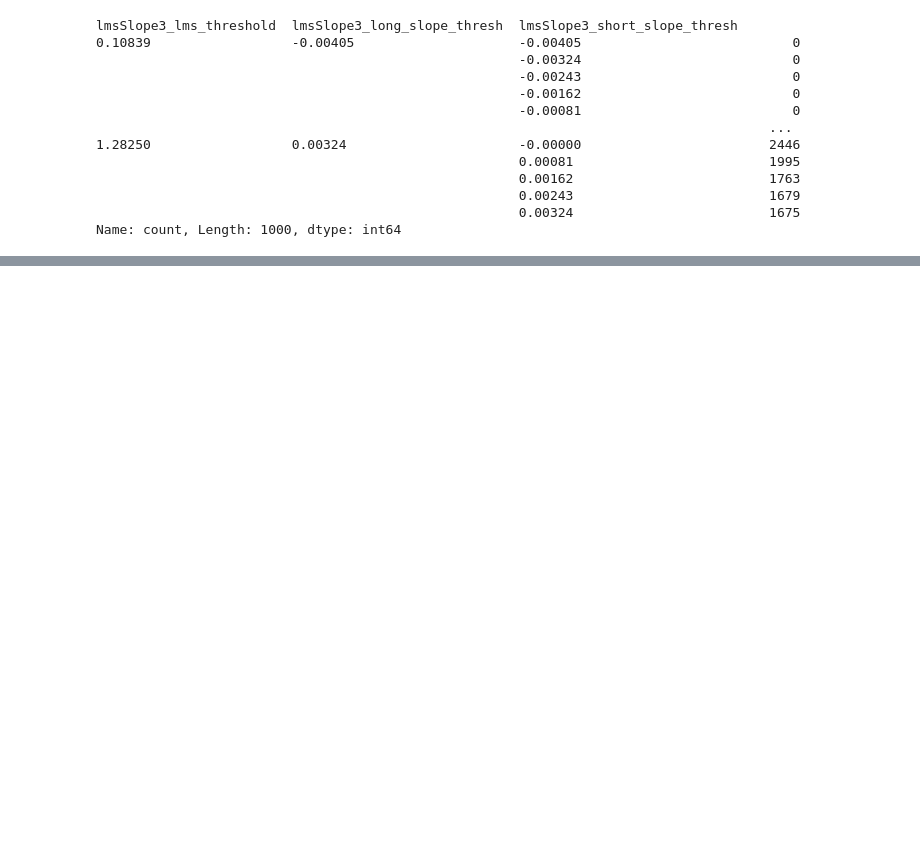
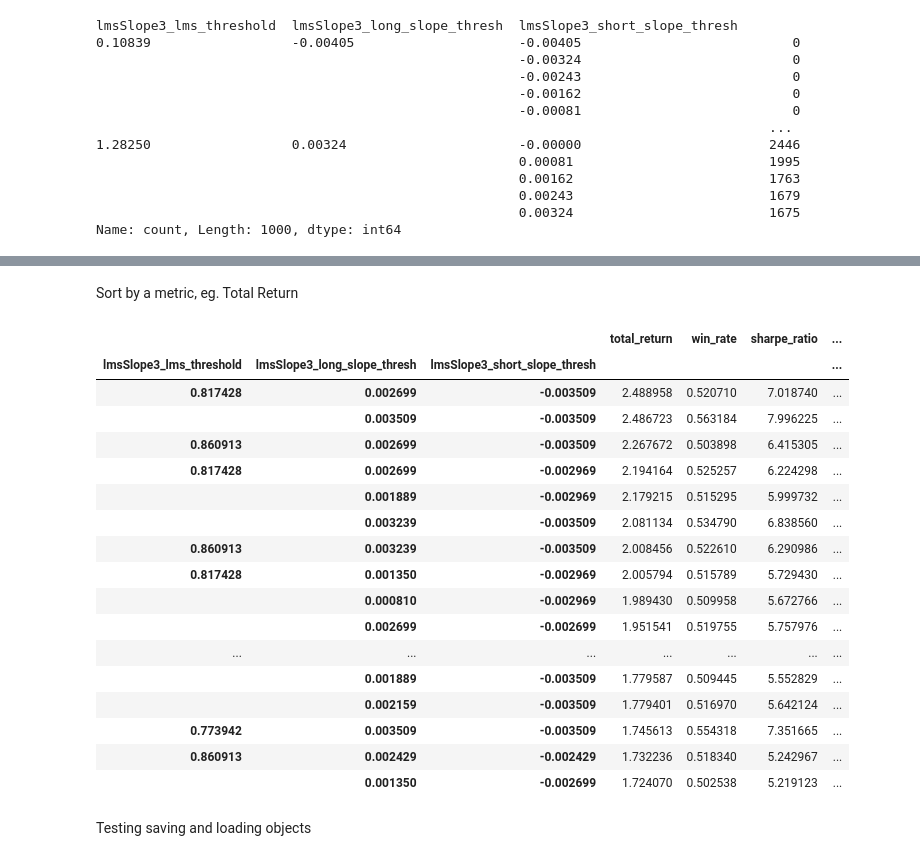
Before and after one commit to eervin123/sigma, a Jupyter notebook: lstm_backtest/lstm_analysis_minimal_eric.ipynb, the cells around one changed output, grey strips where cells are left out. Drawn from its saved outputs; the diff is of its cells as text; code cells hidden in the pictures; blank space fills up the shorter version.

```diff
--- a/lstm_backtest/lstm_analysis_minimal_eric.ipynb
+++ b/lstm_backtest/lstm_analysis_minimal_eric.ipynb
@@ -16,9 +19,10 @@ vbt.settings.portfolio['init_cash']           = 10000
 # %%
 pickle_files_path = "../data/RID0029_LSTM_pw38_lb250_bt2000_mem6000/*.pkl"
 prediction_window = 38
-
+filename_prefix = pickle_files_path.split('/')[-2]
 min_num_entries          = 100
-excel_output_file_name  = f"../results/{pickle_files_path.split('/')[-2] + '.xlsx'}"
+excel_output_file_name  = f"../results/{filename_prefix + '.xlsx'}"
+lstm_output_file_name   = f"../results/{filename_prefix + 'lstm_model_outputs.csv'}"
 # %% [markdown]
 # Local Imports
 # %%
@@ -351,0 +208,29 @@ Name: long_minus_short, dtype: float64
+# %%
+metrics = [
+    filtered_pf.total_return,
+    filtered_pf.trades.win_rate,
+    filtered_pf.sharpe_ratio,
+    filtered_pf.sortino_ratio,
+    filtered_pf.max_drawdown,
+    filtered_pf.trades.profit_factor,
+    filtered_pf.trades.direction_long.count(),
+    filtered_pf.trades.direction_short.count(),
+    filtered_pf.trades.direction_long.pnl.sum(),
+    filtered_pf.trades.direction_short.pnl.sum()
+]
+
+keys = [
+    'total_return',
+    'win_rate',
+    'sharpe_ratio',
+    'sortino_ratio',
+    'max_drawdown',
+    'profit_factor',
+    'long_count',
+    'short_count',
+    'long_pnl_sum',
+    'short_pnl_sum'
+]
+
+combined_stats = pd.concat(metrics, axis=1, keys=keys)
+combined_stats
@@ -351,0 +252,27 @@ Name: long_minus_short, dtype: float64
+# %% [markdown]
+Sort by a metric, eg. Total Return
+# %%
+# combined_stats.sort_values(by='win_rate', ascending=False).head(20)
+combined_stats.sort_values(by='total_return', ascending=False).head(20)
+# combined_stats.sort_values(by='sortino_ratio', ascending=False).head(20)
+# combined_stats.sort_values(by='profit_factor', ascending=False).head(20)
+# combined_stats.sort_values(by='max_drawdown', ascending=False).head(20)
+# %% [output]
+|  |  |  | total_return | win_rate | sharpe_ratio | ... |
+| lmsSlope3_lms_threshold | lmsSlope3_long_slope_thresh | lmsSlope3_short_slope_thresh |  |  |  | ... |
+| 0.817428 | 0.002699 | -0.003509 | 2.488958 | 0.520710 | 7.018740 | ... |
+|  | 0.003509 | -0.003509 | 2.486723 | 0.563184 | 7.996225 | ... |
+| 0.860913 | 0.002699 | -0.003509 | 2.267672 | 0.503898 | 6.415305 | ... |
+| 0.817428 | 0.002699 | -0.002969 | 2.194164 | 0.525257 | 6.224298 | ... |
+|  | 0.001889 | -0.002969 | 2.179215 | 0.515295 | 5.999732 | ... |
+|  | 0.003239 | -0.003509 | 2.081134 | 0.534790 | 6.838560 | ... |
+| 0.860913 | 0.003239 | -0.003509 | 2.008456 | 0.522610 | 6.290986 | ... |
+| 0.817428 | 0.001350 | -0.002969 | 2.005794 | 0.515789 | 5.729430 | ... |
+|  | 0.000810 | -0.002969 | 1.989430 | 0.509958 | 5.672766 | ... |
+|  | 0.002699 | -0.002699 | 1.951541 | 0.519755 | 5.757976 | ... |
+| ... | ... | ... | ... | ... | ... | ... |
+|  | 0.001889 | -0.003509 | 1.779587 | 0.509445 | 5.552829 | ... |
+|  | 0.002159 | -0.003509 | 1.779401 | 0.516970 | 5.642124 | ... |
+| 0.773942 | 0.003509 | -0.003509 | 1.745613 | 0.554318 | 7.351665 | ... |
+| 0.860913 | 0.002429 | -0.002429 | 1.732236 | 0.518340 | 5.242967 | ... |
+|  | 0.001350 | -0.002699 | 1.724070 | 0.502538 | 5.219123 | ... |
@@ -351,0 +281,2 @@ Name: long_minus_short, dtype: float64
+# %% [markdown]
+Testing saving and loading objects
```
Also changed, not shown: parts of 43 cells of this notebook.
